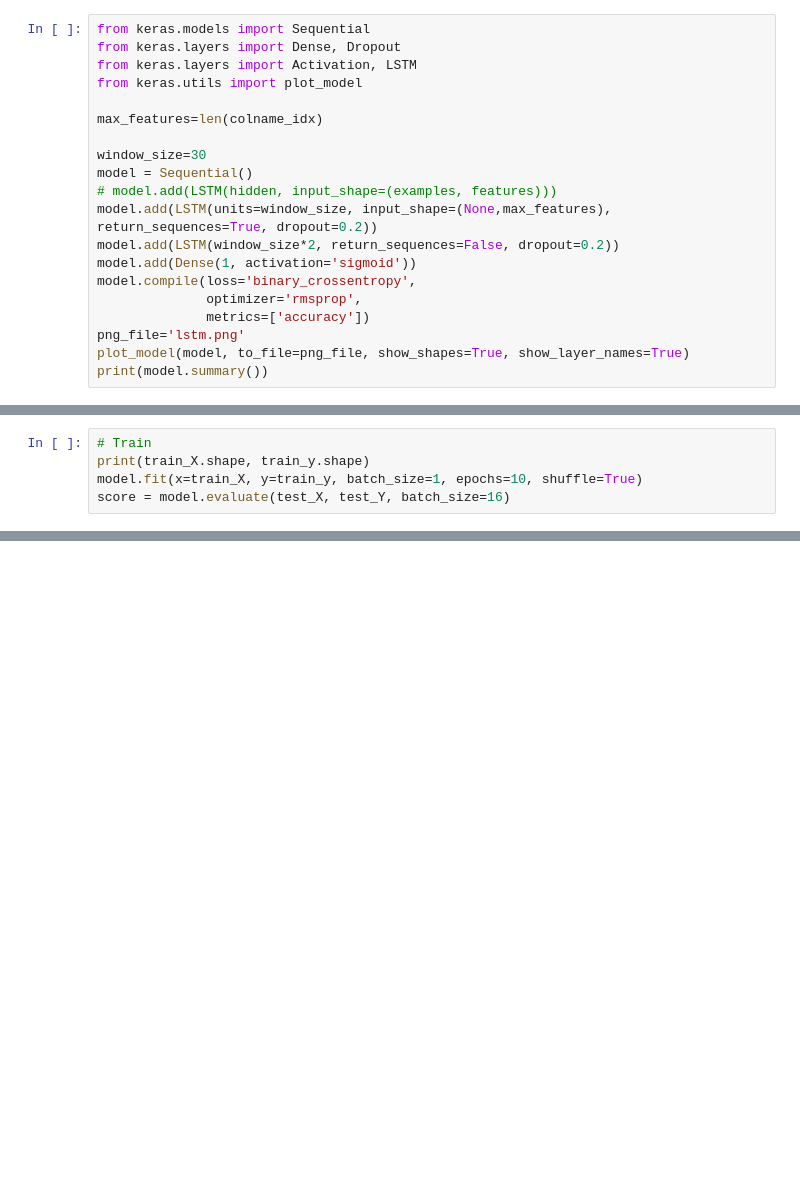
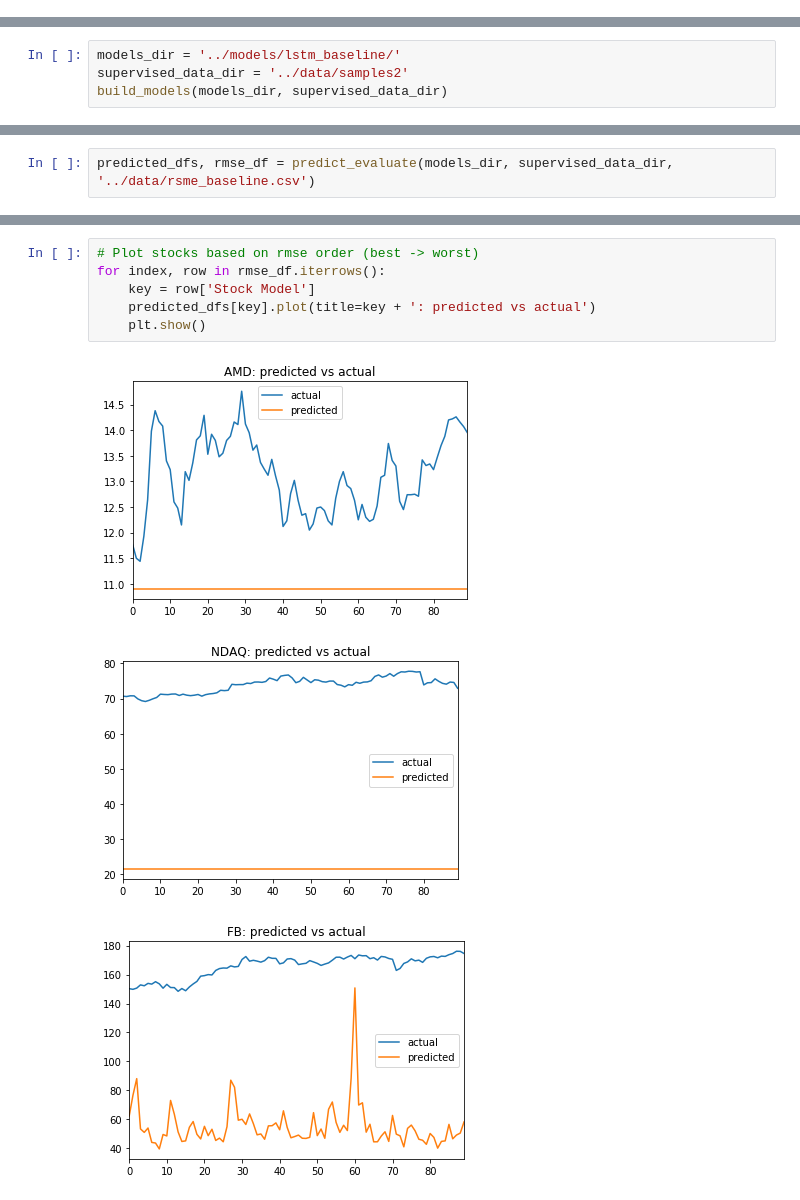
Before and after one commit to eshyun/MIDS_capstone, a Jupyter notebook: code/baseline_model.ipynb, the cells around one changed output, grey strips where cells are left out. Cells and saved outputs as stored; diff of their text form; blank space fills up the shorter version.

Commit message:
1st draft - Baseline model

```diff
--- a/code/baseline_model.ipynb
+++ b/code/baseline_model.ipynb
@@ -255,20 +30,0 @@ check(test_X, test_y)
-# %%
-from keras.models import Sequential
-from keras.layers import Dense, Dropout
-from keras.layers import Activation, LSTM
-from keras.utils import plot_model
-
-max_features=len(colname_idx)
-
-window_size=30
-model = Sequential()
-# model.add(LSTM(hidden, input_shape=(examples, features)))
-model.add(LSTM(units=window_size, input_shape=(None,max_features), return_sequences=True, dropout=0.2))
-model.add(LSTM(window_size*2, return_sequences=False, dropout=0.2))
-model.add(Dense(1, activation='sigmoid'))
-model.compile(loss='binary_crossentropy',
-              optimizer='rmsprop',
-              metrics=['accuracy'])
-png_file='lstm.png'
-plot_model(model, to_file=png_file, show_shapes=True, show_layer_names=True)
-print(model.summary())
@@ -278,5 +30,0 @@ Image(filename=png_file)
-# %%
-# Train
-print(train_X.shape, train_y.shape)
-model.fit(x=train_X, y=train_y, batch_size=1, epochs=10, shuffle=True)
-score = model.evaluate(test_X, test_Y, batch_size=16)
@@ -371,0 +129,4 @@ print(a2.shape)
+# %%
+models_dir = '../models/lstm_baseline/'
+supervised_data_dir = '../data/samples2'
+build_models(models_dir, supervised_data_dir)
@@ -371,0 +151,2 @@ print(a2.shape)
+# %%
+predicted_dfs, rmse_df = predict_evaluate(models_dir, supervised_data_dir, '../data/rsme_baseline.csv')
@@ -371,0 +179,10 @@ print(a2.shape)
+# %%
+# Plot stocks based on rmse order (best -> worst)
+for index, row in rmse_df.iterrows():
+    key = row['Stock Model']
+    predicted_dfs[key].plot(title=key + ': predicted vs actual')
+    plt.show()
+# %% [output]
+[figure, added]
+[figure, added]
+[figure, added]
```
Also changed, not shown: parts of 22 cells of this notebook, 8 other files.
